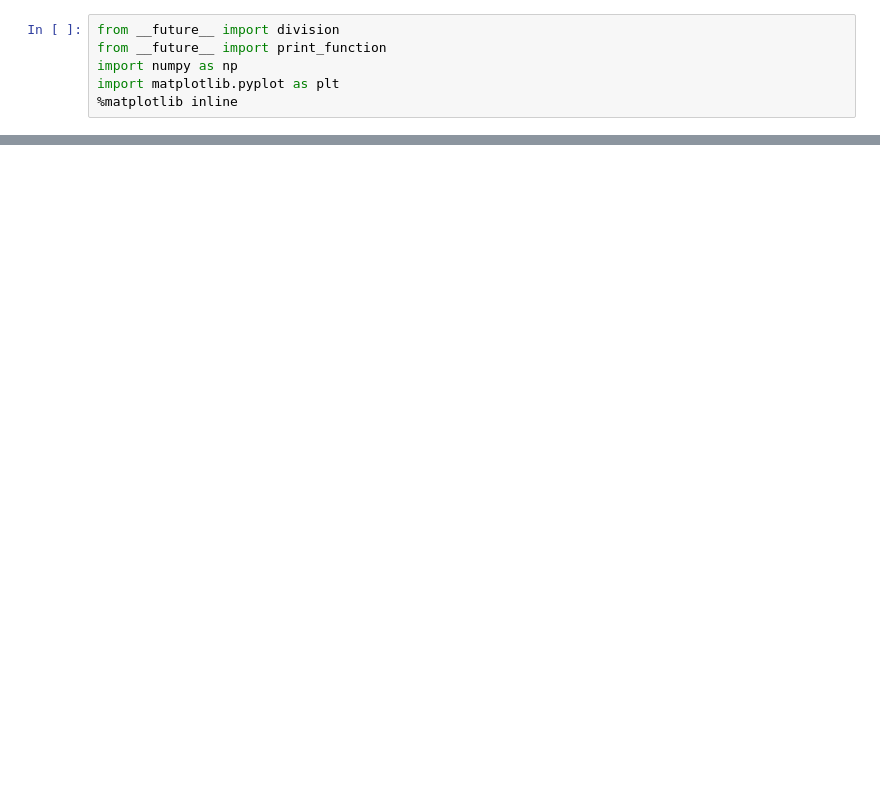
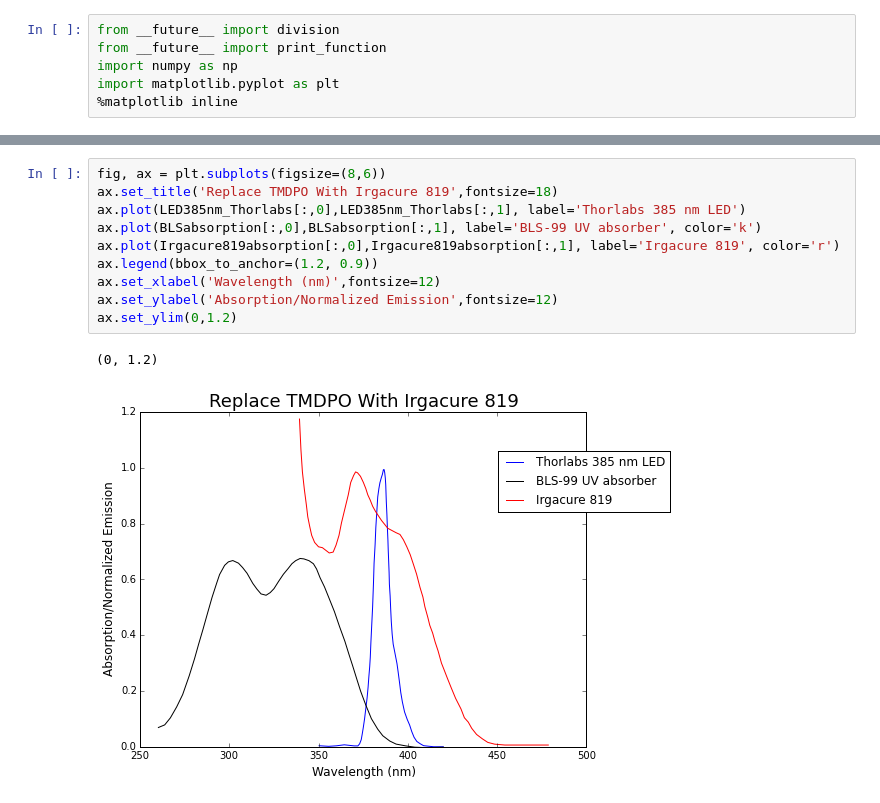
Before and after one commit to eelcodijkstra/teststuff, a Jupyter notebook: miscquicktests/150316_spectra_for_resin_dev/150316_plot_spectra.ipynb, the cells around one changed output, grey strips where cells are left out. Cells and saved outputs as stored; diff of their text form; blank space fills up the shorter version.

```diff
--- a/miscquicktests/150316_spectra_for_resin_dev/150316_plot_spectra.ipynb
+++ b/miscquicktests/150316_spectra_for_resin_dev/150316_plot_spectra.ipynb
@@ -34,0 +38,13 @@ ax.set_ylim(0,1.2)
+# %%
+fig, ax = plt.subplots(figsize=(8,6))
+ax.set_title('Replace TMDPO With Irgacure 819',fontsize=18)
+ax.plot(LED385nm_Thorlabs[:,0],LED385nm_Thorlabs[:,1], label='Thorlabs 385 nm LED')
+ax.plot(BLSabsorption[:,0],BLSabsorption[:,1], label='BLS-99 UV absorber', color='k')
+ax.plot(Irgacure819absorption[:,0],Irgacure819absorption[:,1], label='Irgacure 819', color='r')
+ax.legend(bbox_to_anchor=(1.2, 0.9))
+ax.set_xlabel('Wavelength (nm)',fontsize=12)
+ax.set_ylabel('Absorption/Normalized Emission',fontsize=12)
+ax.set_ylim(0,1.2)
+# %% [output]
+(0, 1.2)
+[figure, added]
```
Also changed, not shown: parts of 5 cells of this notebook, 2 other files.
